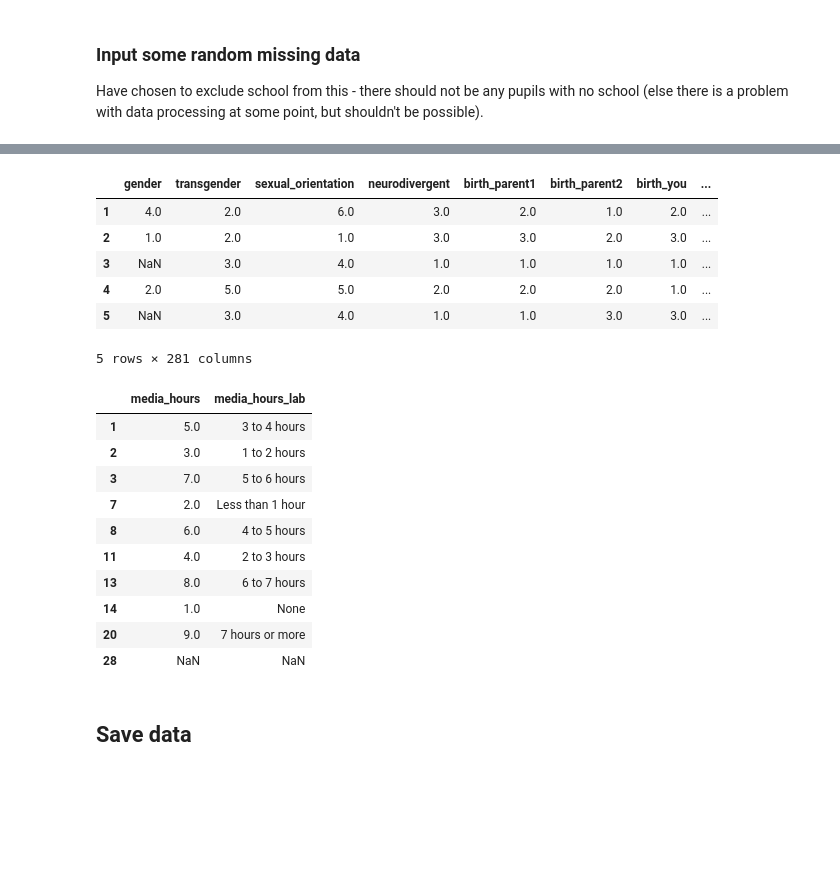
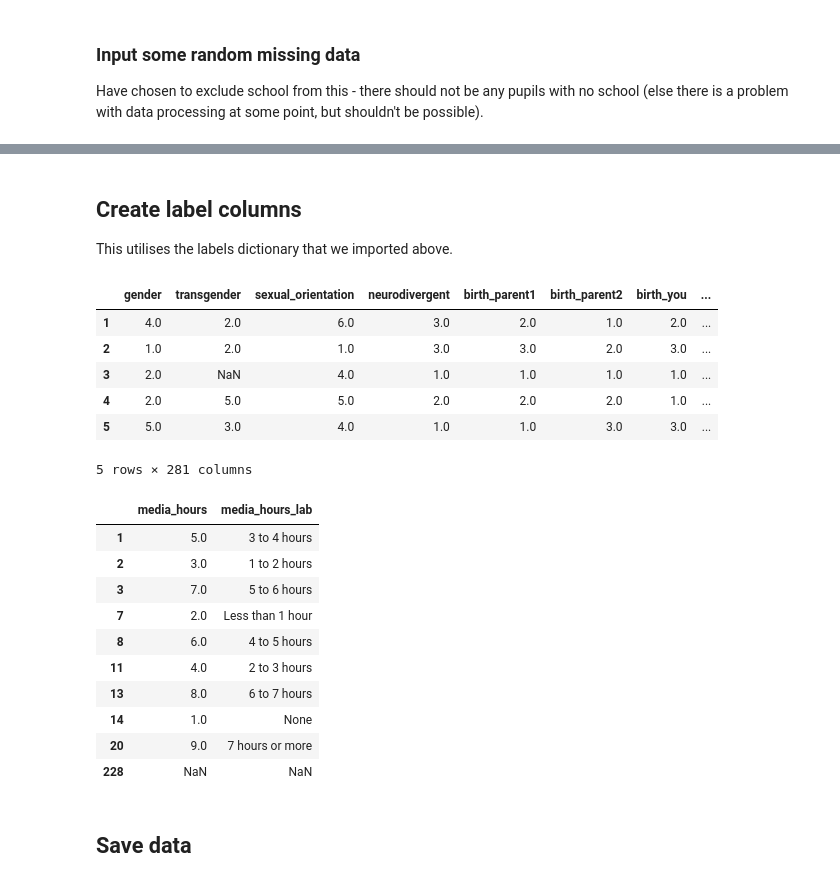
Before and after one commit to kailo-beewell/synthetic_standard_school_dashboards, a Jupyter notebook: create_and_process_data/1_create_synthetic_data.ipynb, the cells around one changed output, grey strips where cells are left out. Drawn from its saved outputs; the diff is of its cells as text; code cells hidden in the pictures; blank space fills up the shorter version.

```diff
--- a/create_and_process_data/1_create_synthetic_data.ipynb
+++ b/create_and_process_data/1_create_synthetic_data.ipynb
@@ -431,38 +226,44 @@ Name: count, dtype: int64
+# %% [markdown]
+## Create label columns
+
+This utilises the labels dictionary that we imported above.
 # %%
 # Define columns that you don't want to make labels for
 exclude_col = np.append(
     ['media_interact', 'media_browse', 'media_total', 'msoa'],
     data.columns[data.columns.str.endswith('_score')].values)
 
 # For each column, find the label dictionary
 for column in data.columns.drop(exclude_col):
     label_dict = labels[column]
     # Replace the column values based on the labelling dictionary
     data[column + '_lab'] = data[column].map(label_dict)
+
+# Preview the dataframe
+display(data.head())
+
+# Show the example of media and it's labels (which is one where the numeric
+# version is not intuitive)
+display(data[['media_hours', 'media_hours_lab']].drop_duplicates())
+# %% [output]
+|  | gender | transgender | sexual_orientation | neurodivergent | birth_parent1 | birth_parent2 | birth_you | ... |
+| 1 | 4.0 | 2.0 | 6.0 | 3.0 | 2.0 | 1.0 | 2.0 | ... |
+| 2 | 1.0 | 2.0 | 1.0 | 3.0 | 3.0 | 2.0 | 3.0 | ... |
+| 3 | 2.0 | NaN | 4.0 | 1.0 | 1.0 | 1.0 | 1.0 | ... |
+| 4 | 2.0 | 5.0 | 5.0 | 2.0 | 2.0 | 2.0 | 1.0 | ... |
+| 5 | 5.0 | 3.0 | 4.0 | 1.0 | 1.0 | 3.0 | 3.0 | ... |
+5 rows × 281 columns
+|  | media_hours | media_hours_lab |
+| 1 | 5.0 | 3 to 4 hours |
+| 2 | 3.0 | 1 to 2 hours |
+| 3 | 7.0 | 5 to 6 hours |
+| 7 | 2.0 | Less than 1 hour |
+| 8 | 6.0 | 4 to 5 hours |
+| 11 | 4.0 | 2 to 3 hours |
+| 13 | 8.0 | 6 to 7 hours |
+| 14 | 1.0 | None |
+| 20 | 9.0 | 7 hours or more |
+| 228 | NaN | NaN |
-# %%
-data.head()
-# %% [output]
-|  | gender | transgender | sexual_orientation | neurodivergent | birth_parent1 | birth_parent2 | birth_you | ... |
-| 1 | 4.0 | 2.0 | 6.0 | 3.0 | 2.0 | 1.0 | 2.0 | ... |
-| 2 | 1.0 | 2.0 | 1.0 | 3.0 | 3.0 | 2.0 | 3.0 | ... |
-| 3 | NaN | 3.0 | 4.0 | 1.0 | 1.0 | 1.0 | 1.0 | ... |
-| 4 | 2.0 | 5.0 | 5.0 | 2.0 | 2.0 | 2.0 | 1.0 | ... |
-| 5 | NaN | 3.0 | 4.0 | 1.0 | 1.0 | 3.0 | 3.0 | ... |
-5 rows × 281 columns
-# %%
-data[['media_hours', 'media_hours_lab']].drop_duplicates()
-# %% [output]
-|  | media_hours | media_hours_lab |
-| 1 | 5.0 | 3 to 4 hours |
-| 2 | 3.0 | 1 to 2 hours |
-| 3 | 7.0 | 5 to 6 hours |
-| 7 | 2.0 | Less than 1 hour |
-| 8 | 6.0 | 4 to 5 hours |
-| 11 | 4.0 | 2 to 3 hours |
-| 13 | 8.0 | 6 to 7 hours |
-| 14 | 1.0 | None |
-| 20 | 9.0 | 7 hours or more |
-| 28 | NaN | NaN |
 # %% [markdown]
 ## Save data
 # %%
```
Also changed, not shown: parts of 30 cells of this notebook, 2 other files.
